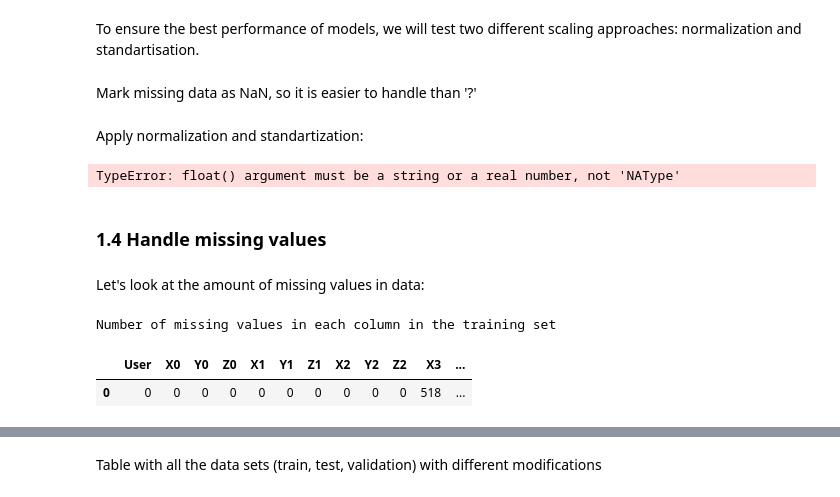
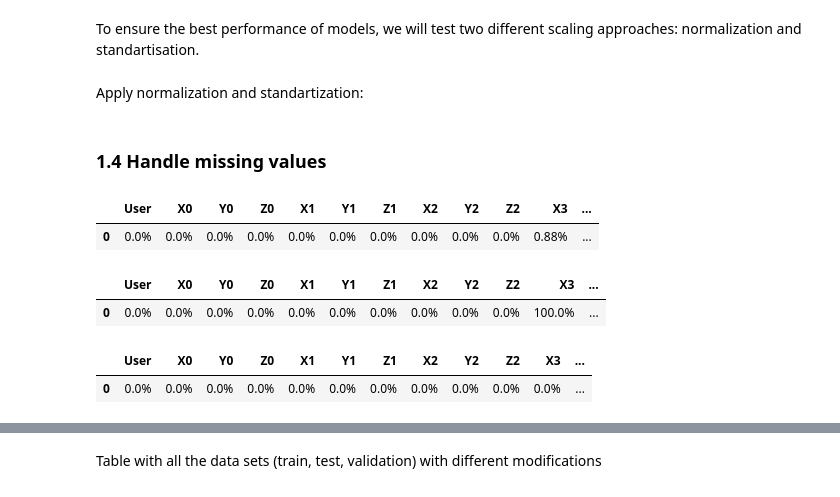
Before and after one commit to AntunesCSR/ML_Group_Projects, a Jupyter notebook: HA2/HA2.ipynb, the cells around one changed output, grey strips where cells are left out. Cells and saved outputs as stored; diff of their text form; code cells hidden in the pictures.

Commit message:
Add missing values handling

```diff
--- a/HA2/HA2.ipynb
+++ b/HA2/HA2.ipynb
@@ -79,3 +77,9 @@ X_train, X_test, y_train, y_test = train_test_split(X, y, test_size=0.25, random
+# %%
+columns_to_update_dtype = list(X_train.columns)
+columns_to_update_dtype.remove('User')
+
+X_train[columns_to_update_dtype] = X_train[columns_to_update_dtype].astype(dtype='Float64')
+X_test[columns_to_update_dtype] = X_test[columns_to_update_dtype].astype(dtype='Float64')
 # %% [markdown]
 Changing the 'User' column to a categorical data type and performing one-hot encoding is done to treat 'User' as a categorical variable rather than numerical. This avoids misleading ordinal assumptions. By performing one-hot encoding after splitting the dataset, we ensure consistency in encoding across training and testing sets, preventing potential data leakage and aligning with best practices.
 # %%
@@ -111,5 +115,3 @@ Dimensionality Reduction can be considered to reduce the number of features in t
 ### 1.3 Data Scaling
 # %% [markdown]
 To ensure the best performance of models, we will test two different scaling approaches: normalization and standartisation.
-# %% [markdown]
-Mark missing data as NaN, so it is easier to handle than '?'
@@ -118,15 +118,15 @@ X_train, X_test = X_train.replace("?", pd.NA), X_test.replace("?", pd.NA)
 # %% [markdown]
 Apply normalization and standartization:
 # %%
-#TODO: Scale the training set and apply the same scaler to the remaining datasets (test, ivs)
+#TODO: Scale the training set and apply the same scaler to the test dataset
 
 ## NORMALISATION
 # fit scaler on training data
 norm = MinMaxScaler().fit(X_train)
 # transform training data
-X_train_norm = norm.transform(X_train)
-# transform testing dataabs
-X_test_norm = norm.transform(X_test)
+X_train_norm = pd.DataFrame(norm.transform(X_train), columns=X_train.columns)
+# transform testing data
+X_test_norm = pd.DataFrame(norm.transform(X_test), columns=X_test.columns)
 
 ## STANDATISATION
 # copy of datasets
@@ -143,16 +143,28 @@ for i in num_cols:
     X_train_stand[i] = scale.transform(X_train_stand[[i]])
     # transform the testing data column
     X_test_stand[i] = scale.transform(X_test_stand[[i]])
-# %% [output]
-TypeError: float() argument must be a string or a real number, not 'NAType'
 # %% [markdown]
 ### 1.4 Handle missing values
-# %% [markdown]
-Let's look at the amount of missing values in data:
+# %%
+def display_percentage_of_missing_values(X):
+    missing_values_percentage = (X.isna().mean() * 100).round(2).astype(str) + '%'
+    return missing_values_percentage.to_frame().T
 # %%
-print('Number of missing values in each column in the training set')
-X_train.isna().sum().to_frame().T
+# Percentage of missing values in each column in the training set
+display_percentage_of_missing_values(X_train)
 # %% [output]
-Number of missing values in each column in the training set
 |  | User | X0 | Y0 | Z0 | X1 | Y1 | Z1 | X2 | Y2 | Z2 | X3 | ... |
-| 0 | 0 | 0 | 0 | 0 | 0 | 0 | 0 | 0 | 0 | 0 | 518 | ... |
+| 0 | 0.0% | 0.0% | 0.0% | 0.0% | 0.0% | 0.0% | 0.0% | 0.0% | 0.0% | 0.0% | 0.88% | ... |
+# %%
+# Percentage of missing values for rows missing `X3` value
+display_percentage_of_missing_values(X_train[X_train['X3'].isna()])
+# %% [output]
+|  | User | X0 | Y0 | Z0 | X1 | Y1 | Z1 | X2 | Y2 | Z2 | X3 | ... |
+| 0 | 0.0% | 0.0% | 0.0% | 0.0% | 0.0% | 0.0% | 0.0% | 0.0% | 0.0% | 0.0% | 100.0% | ... |
+# %%
+# to visualise the trend of missing values
+X_tmp = X_train.dropna(subset=['X3'])
+display_percentage_of_missing_values(X_tmp[X_tmp['X4'].isna()])
+# %% [output]
+|  | User | X0 | Y0 | Z0 | X1 | Y1 | Z1 | X2 | Y2 | Z2 | X3 | ... |
+| 0 | 0.0% | 0.0% | 0.0% | 0.0% | 0.0% | 0.0% | 0.0% | 0.0% | 0.0% | 0.0% | 0.0% | ... |
```
Also changed, not shown: parts of 15 cells of this notebook.
